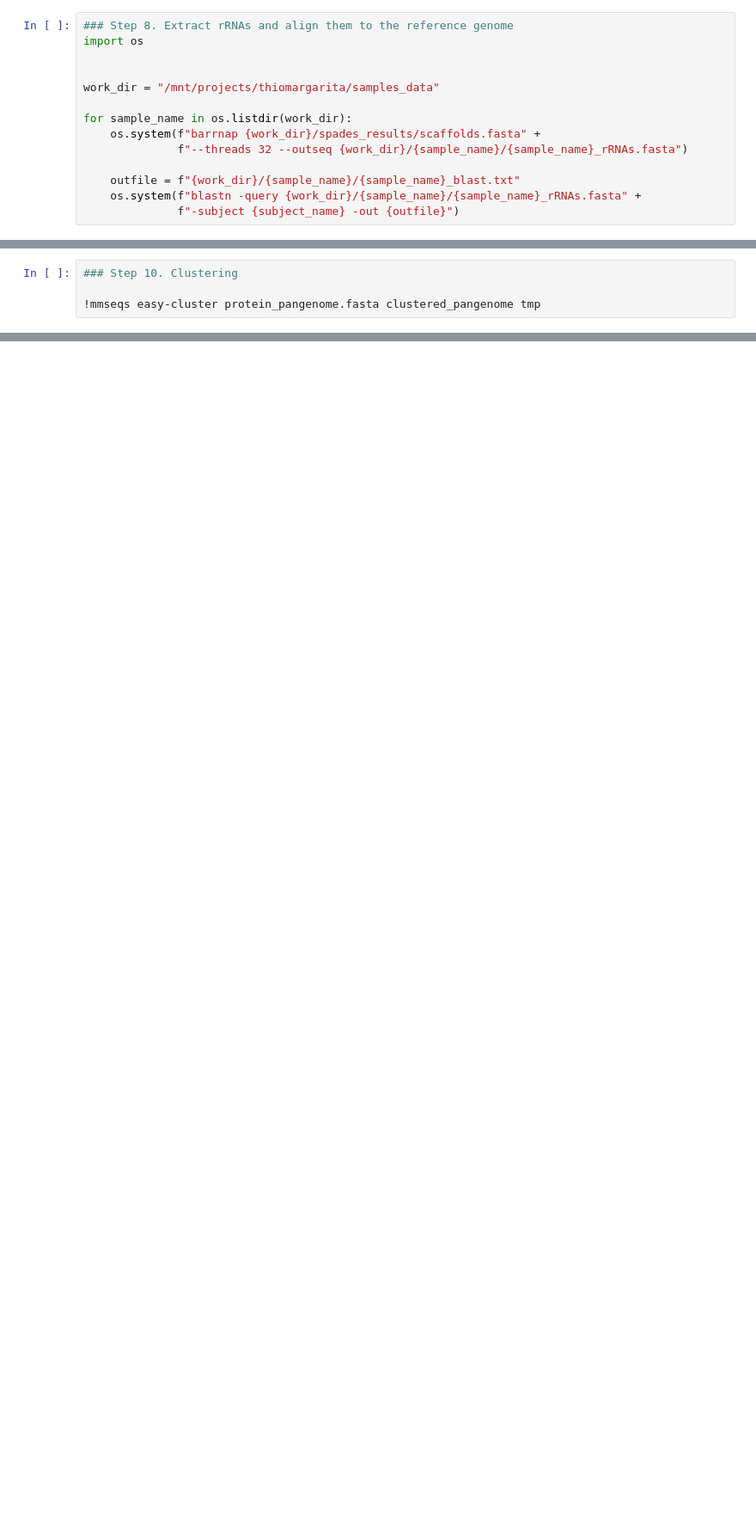
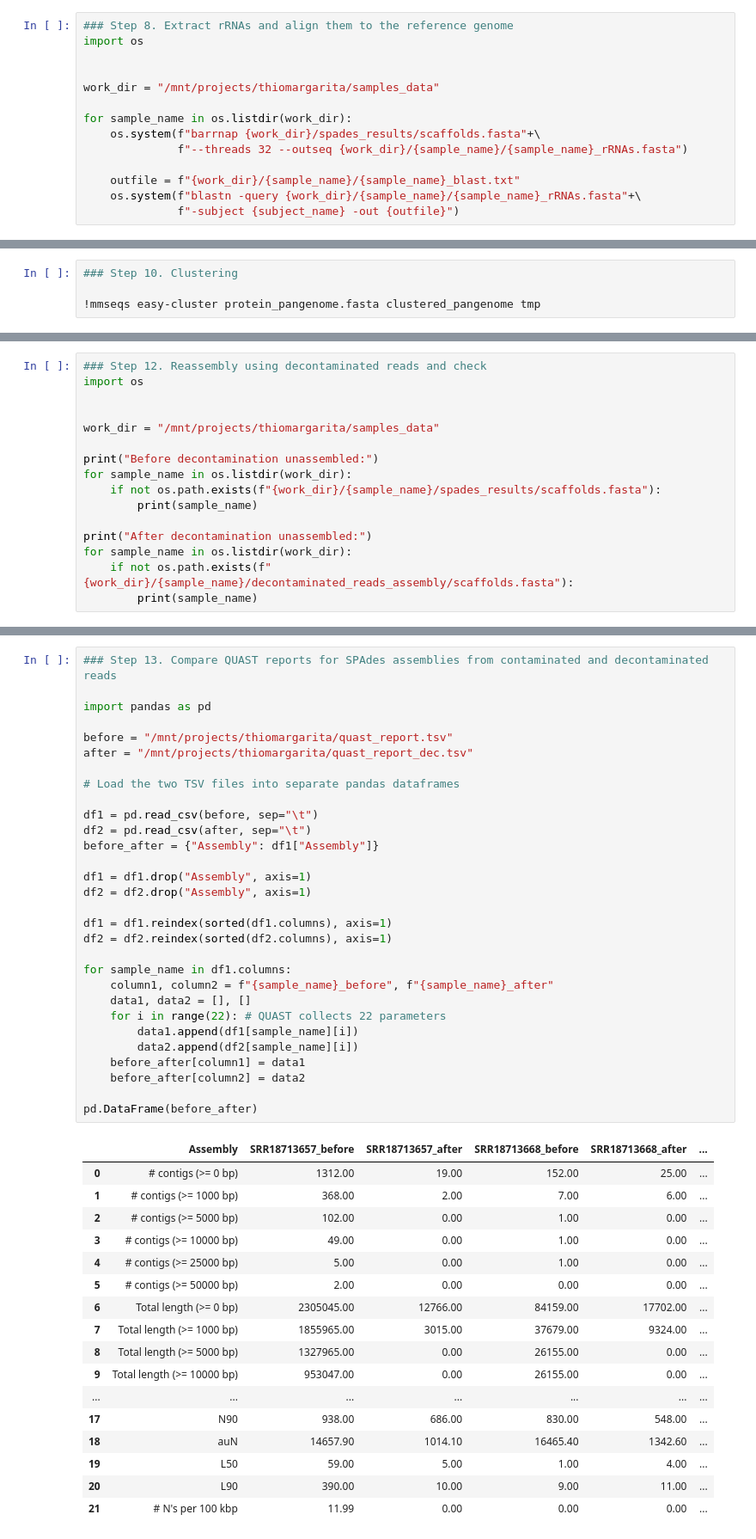
Before and after one commit to aglabx/Thiomargarita_magnifica, a Jupyter notebook: Main.ipynb, the cells around one changed output, grey strips where cells are left out. Shown at 86% size. Drawn from its saved outputs; the diff is of its cells as text; blank space fills up the shorter version.

Commit message:
Added reassembly analysis, BUSCO duplicates counting, QUAST reports comparison and mapping steps

```diff
--- a/Main.ipynb
+++ b/Main.ipynb
@@ -87,11 +87,11 @@ import os
 work_dir = "/mnt/projects/thiomargarita/samples_data"
 
 for sample_name in os.listdir(work_dir):
-    os.system(f"barrnap {work_dir}/spades_results/scaffolds.fasta" +
+    os.system(f"barrnap {work_dir}/spades_results/scaffolds.fasta"+\
               f"--threads 32 --outseq {work_dir}/{sample_name}/{sample_name}_rRNAs.fasta")
 
     outfile = f"{work_dir}/{sample_name}/{sample_name}_blast.txt"
-    os.system(f"blastn -query {work_dir}/{sample_name}/{sample_name}_rRNAs.fasta" +
+    os.system(f"blastn -query {work_dir}/{sample_name}/{sample_name}_rRNAs.fasta"+\
               f"-subject {subject_name} -out {outfile}")
 # %%
 ### Step 9. Create "pangenome"
@@ -127,0 +131,16 @@ fasta_file.close()
+# %%
+### Step 12. Reassembly using decontaminated reads and check
+import os
+
+
+work_dir = "/mnt/projects/thiomargarita/samples_data"
+
+print("Before decontamination unassembled:")
+for sample_name in os.listdir(work_dir):
+    if not os.path.exists(f"{work_dir}/{sample_name}/spades_results/scaffolds.fasta"):
+        print(sample_name)
+
+print("After decontamination unassembled:")
+for sample_name in os.listdir(work_dir):
+    if not os.path.exists(f"{work_dir}/{sample_name}/decontaminated_reads_assembly/scaffolds.fasta"):
+        print(sample_name)
@@ -127,0 +153,48 @@ fasta_file.close()
+# %%
+### Step 13. Compare QUAST reports for SPAdes assemblies from contaminated and decontaminated reads
+
+import pandas as pd
+
+before = "/mnt/projects/thiomargarita/quast_report.tsv"
+after = "/mnt/projects/thiomargarita/quast_report_dec.tsv"
+
+# Load the two TSV files into separate pandas dataframes
+
+df1 = pd.read_csv(before, sep="\t")
+df2 = pd.read_csv(after, sep="\t")
+before_after = {"Assembly": df1["Assembly"]}
+
+df1 = df1.drop("Assembly", axis=1)
+df2 = df2.drop("Assembly", axis=1)
+
+df1 = df1.reindex(sorted(df1.columns), axis=1)
+df2 = df2.reindex(sorted(df2.columns), axis=1)
+
+for sample_name in df1.columns:
+    column1, column2 = f"{sample_name}_before", f"{sample_name}_after"
+    data1, data2 = [], []
+    for i in range(22): # QUAST collects 22 parameters
+        data1.append(df1[sample_name][i])
+        data2.append(df2[sample_name][i])
+    before_after[column1] = data1
+    before_after[column2] = data2
+
+pd.DataFrame(before_after)
+# %% [output]
+|  | Assembly | SRR18713657_before | SRR18713657_after | SRR18713668_before | SRR18713668_after | ... |
+| 0 | # contigs (>= 0 bp) | 1312.00 | 19.00 | 152.00 | 25.00 | ... |
+| 1 | # contigs (>= 1000 bp) | 368.00 | 2.00 | 7.00 | 6.00 | ... |
+| 2 | # contigs (>= 5000 bp) | 102.00 | 0.00 | 1.00 | 0.00 | ... |
+| 3 | # contigs (>= 10000 bp) | 49.00 | 0.00 | 1.00 | 0.00 | ... |
+| 4 | # contigs (>= 25000 bp) | 5.00 | 0.00 | 1.00 | 0.00 | ... |
+| 5 | # contigs (>= 50000 bp) | 2.00 | 0.00 | 0.00 | 0.00 | ... |
+| 6 | Total length (>= 0 bp) | 2305045.00 | 12766.00 | 84159.00 | 17702.00 | ... |
+| 7 | Total length (>= 1000 bp) | 1855965.00 | 3015.00 | 37679.00 | 9324.00 | ... |
+| 8 | Total length (>= 5000 bp) | 1327965.00 | 0.00 | 26155.00 | 0.00 | ... |
+| 9 | Total length (>= 10000 bp) | 953047.00 | 0.00 | 26155.00 | 0.00 | ... |
+| ... | ... | ... | ... | ... | ... | ... |
+| 17 | N90 | 938.00 | 686.00 | 830.00 | 548.00 | ... |
+| 18 | auN | 14657.90 | 1014.10 | 16465.40 | 1342.60 | ... |
+| 19 | L50 | 59.00 | 5.00 | 1.00 | 4.00 | ... |
+| 20 | L90 | 390.00 | 10.00 | 9.00 | 11.00 | ... |
+| 21 | # N's per 100 kbp | 11.99 | 0.00 | 0.00 | 0.00 | ... |
```
Also changed, not shown: parts of 12 cells of this notebook.
